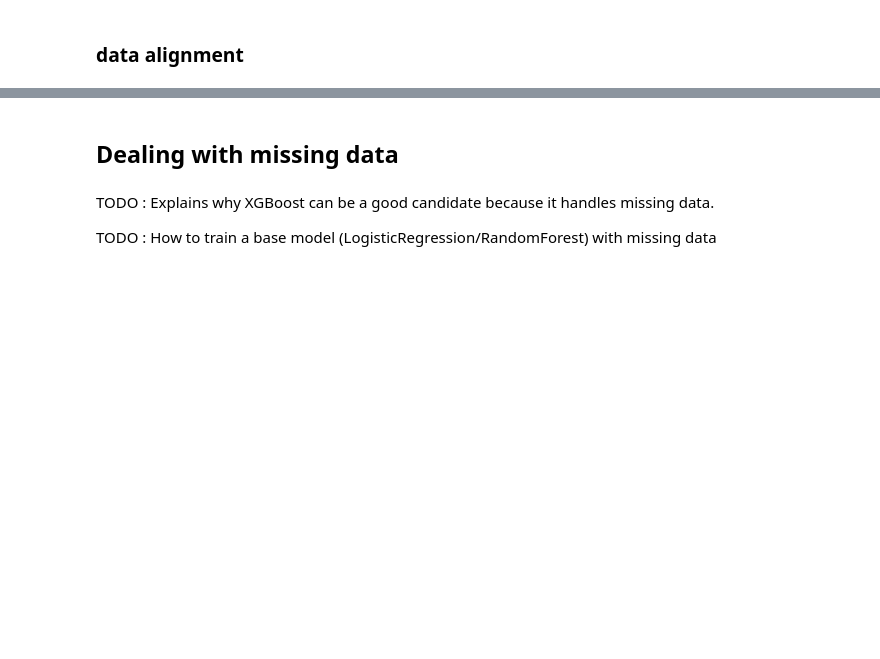
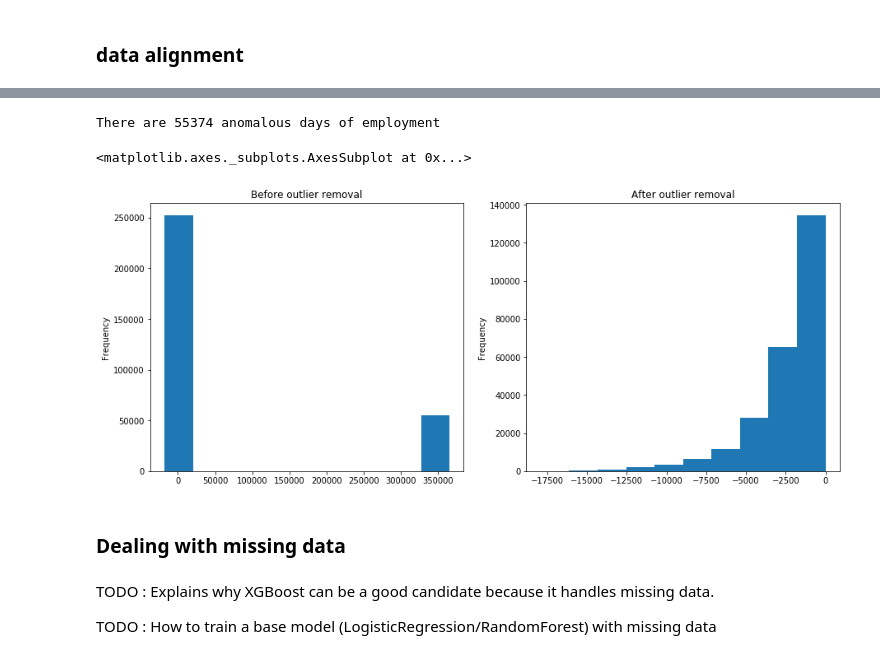
Before and after one commit to bodias/machine-learning, a Jupyter notebook: projects/capstone/home_credit/capstone_report.ipynb, the cells around one changed output, grey strips where cells are left out. Drawn from its saved outputs; the diff is of its cells as text; code cells hidden in the pictures; blank space fills up the shorter version.

Commit message:
added data processing section

```diff
--- a/projects/capstone/home_credit/capstone_report.ipynb
+++ b/projects/capstone/home_credit/capstone_report.ipynb
@@ -448,5 +485,31 @@ features = app_train.columns[1:245]
+# %%
+anomaly = app_train[app_train['DAYS_EMPLOYED'] >= 300000]
+print('There are %d anomalous days of employment' % len(anomaly))
+# %% [output]
+There are 55374 anomalous days of employment
+# %%
+app_train['DAYS_EMPLOYED_OLD'] = app_train["DAYS_EMPLOYED"]
+
+app_train['DAYS_EMPLOYED_OUTL'] = app_train["DAYS_EMPLOYED"] >= 300000
+app_train.at[app_train['DAYS_EMPLOYED_OUTL']==True,'DAYS_EMPLOYED'] = np.nan
+
+app_test['DAYS_EMPLOYED_OUTL'] = app_test["DAYS_EMPLOYED"] >= 300000
+app_test.at[app_test['DAYS_EMPLOYED_OUTL']==True,'DAYS_EMPLOYED'] = np.nan
+
+label_encoder = LabelEncoder()
+label_encoder.fit(app_train['DAYS_EMPLOYED_OUTL'])
+app_train['DAYS_EMPLOYED_OUTL'] = label_encoder.transform(app_train['DAYS_EMPLOYED_OUTL'])
+app_test['DAYS_EMPLOYED_OUTL'] = label_encoder.transform(app_test['DAYS_EMPLOYED_OUTL'])
+# %%
+fig, ax = plt.subplots(nrows=1, ncols=2,figsize=(15,6))
+
+app_train['DAYS_EMPLOYED_OLD'].plot.hist(ax=ax[0],title="Before outlier removal");
+app_train['DAYS_EMPLOYED'].plot.hist(ax=ax[1],title="After outlier removal")
+# %% [output]
+<matplotlib.axes._subplots.AxesSubplot at 0x...>
+[figure, added]
 # %% [markdown]
-## Dealing with missing data
+### Dealing with missing data
 # %% [markdown]
 TODO : Explains why XGBoost can be a good candidate because it handles missing data.
 
```
Also changed, not shown: parts of 11 cells of this notebook, 2 other files.
